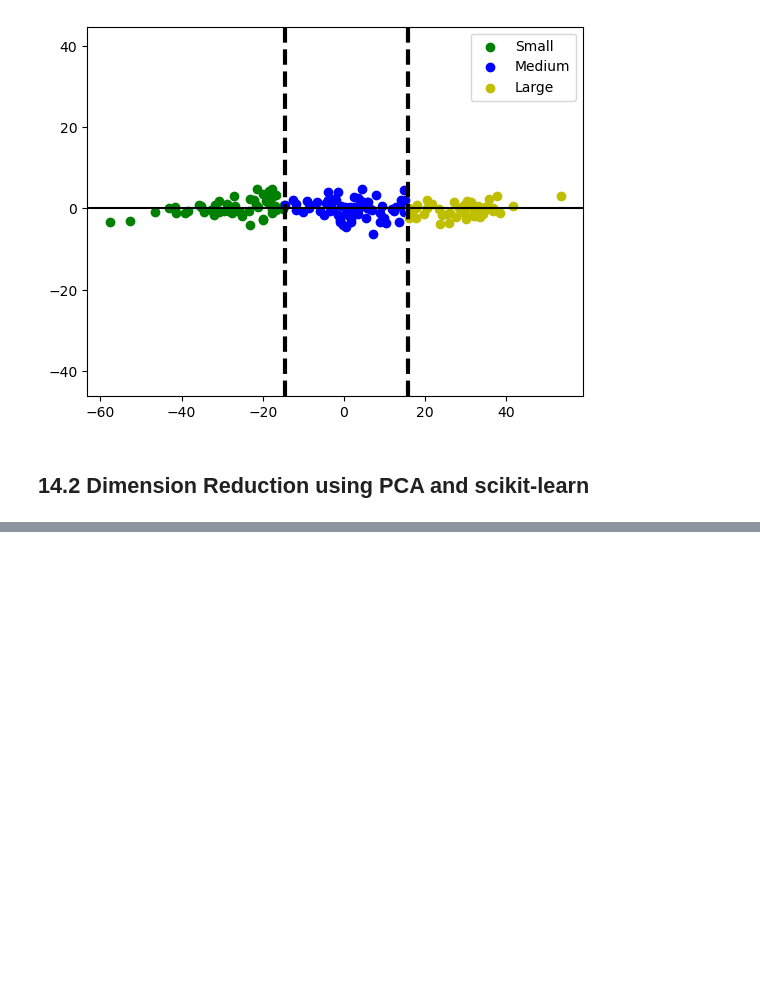
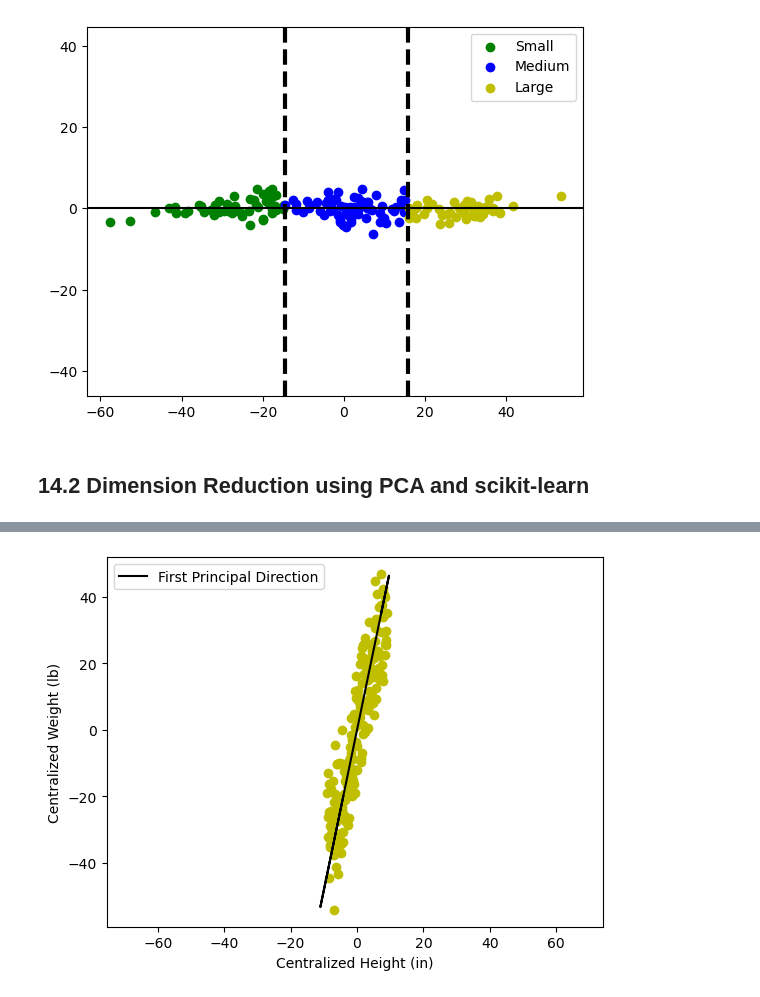
Before and after one commit to IanSinColorado/DataScienceBootcamp, a Jupyter notebook: Chapter14.ipynb, the cells around one changed output, grey strips where cells are left out. Saved outputs shown, nothing was run; the diff lists cells and outputs as text; code cells hidden in the pictures; blank space fills up the shorter version.

```diff
--- a/Chapter14.ipynb
+++ b/Chapter14.ipynb
@@ -214,0 +249,14 @@ plot_customer_segments(new_horizontal_data)
+# %%
+# Streching a unit vector to cover the first principal direction
+def plot_streched_vector(v, **kwargs):
+    plt.plot([-50 * v[0], 50 * v[0]], [-50 * v[1], 50 * v[1]], **kwargs)
+
+plt.plot(reproduced_data[0], reproduced_data[1], c='k', label='First Principal Direction')
+plt.scatter(centered_data[0], centered_data[1], c='y')
+plt.xlabel('Centralized Height (in)')
+plt.ylabel('Centralized Weight (lb)')
+plt.axis('equal')
+plt.legend()
+plt.show()
+# %% [output]
+[figure, added]
```
Also changed, not shown: parts of 9 cells of this notebook.
